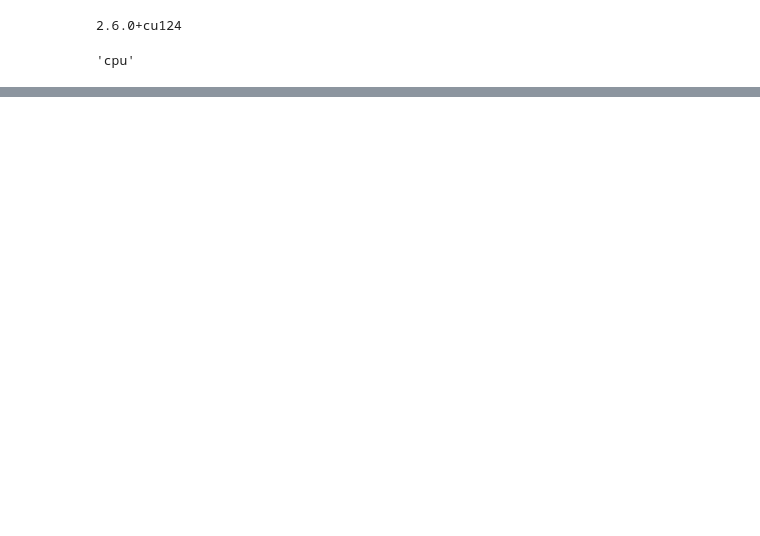
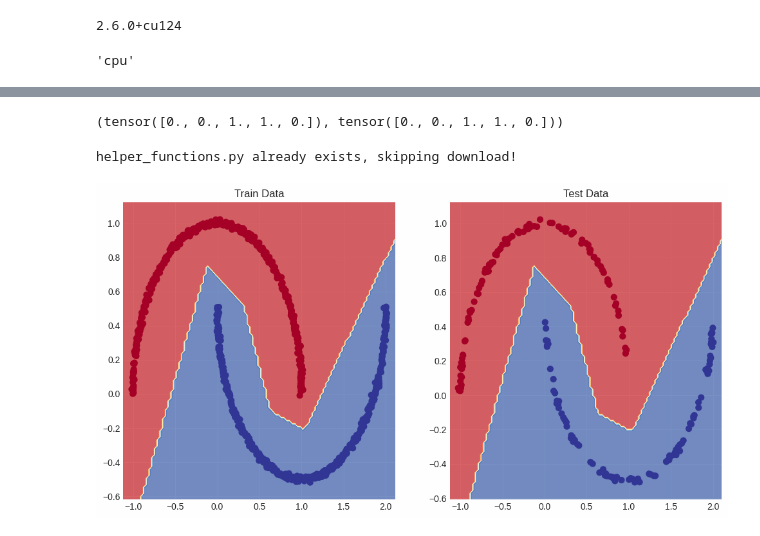
Before and after one commit to manisharavindh/basic-pytorch-models, a Jupyter notebook: notebooks/02_binary_classification_model.ipynb, the cells around one changed output, grey strips where cells are left out. Drawn from its saved outputs; the diff is of its cells as text; code cells hidden in the pictures; blank space fills up the shorter version.

```diff
--- a/notebooks/02_binary_classification_model.ipynb
+++ b/notebooks/02_binary_classification_model.ipynb
@@ -38,0 +89,34 @@ y = torch.from_numpy(y).type(torch.float)
+# %%
+# training loop
+torch.manual_seed(42)
+
+epochs = 100
+
+X_train = X_train.to(device)
+X_test = X_test.to(device)
+y_train = y_train.to(device)
+y_test = y_test.to(device)
+
+for epoch in range(epochs):
+  model_0.train()
+
+  y_logits = model_0(X_train).squeeze()
+  y_pred = torch.round(torch.sigmoid(y_logits))
+
+  loss = loss_fn(y_logits, y_train)
+  acc = acc_fn(y_pred, y_train)
+
+  optimizer.zero_grad()
+  loss.backward()
+  optimizer.step()
+
+  model_0.eval()
+  with torch.inference_mode():
+    test_logits = model_0(X_test).squeeze()
+    test_pred = torch.round(torch.sigmoid(test_logits))
+
+    test_loss = loss_fn(test_logits, y_test)
+    test_acc = acc_fn(test_pred, y_test)
+
+  if epoch%10 == 0:
+    print(f"Epoch: {epoch} | Loss: {loss:.5f} | Acc: {acc:.2f}% | Test Loss: {test_loss:.5f} | Test Acc: {test_acc:.2f}%")
@@ -38,0 +134,37 @@ y = torch.from_numpy(y).type(torch.float)
+# %%
+# predictions
+model_0.eval()
+with torch.inference_mode():
+  y_preds = torch.round(torch.sigmoid(model_0(X_test).squeeze()))
+
+y_preds[:5], y_test[:5]
+# %% [output]
+(tensor([0., 0., 1., 1., 0.]), tensor([0., 0., 1., 1., 0.]))
+# %%
+# data visualization imports
+import requests
+from pathlib import Path
+
+if Path('helper_functions.py').is_file():
+  print("helper_functions.py already exists, skipping download!")
+else:
+  print("downloading helper_functions.py")
+  request = requests.get('https://raw.githubusercontent.com/mrdbourke/pytorch-deep-learning/refs/heads/main/helper_functions.py')
+  with open('helper_functions.py', 'wb') as f:
+    f.write(request.content)
+
+from helper_functions import plot_predictions, plot_decision_boundary
+# %% [output]
+helper_functions.py already exists, skipping download!
+# %%
+# plot_decision_boundary
+plt.figure(figsize=(12,6))
+plt.subplot(1, 2, 1)
+plt.title('Train Data')
+plot_decision_boundary(model_0, X_train, y_train)
+
+plt.subplot(1, 2, 2)
+plt.title('Test Data')
+plot_decision_boundary(model_0, X_test, y_test)
+# %% [output]
+[figure, added]
```
Also changed, not shown: parts of 6 cells of this notebook.
